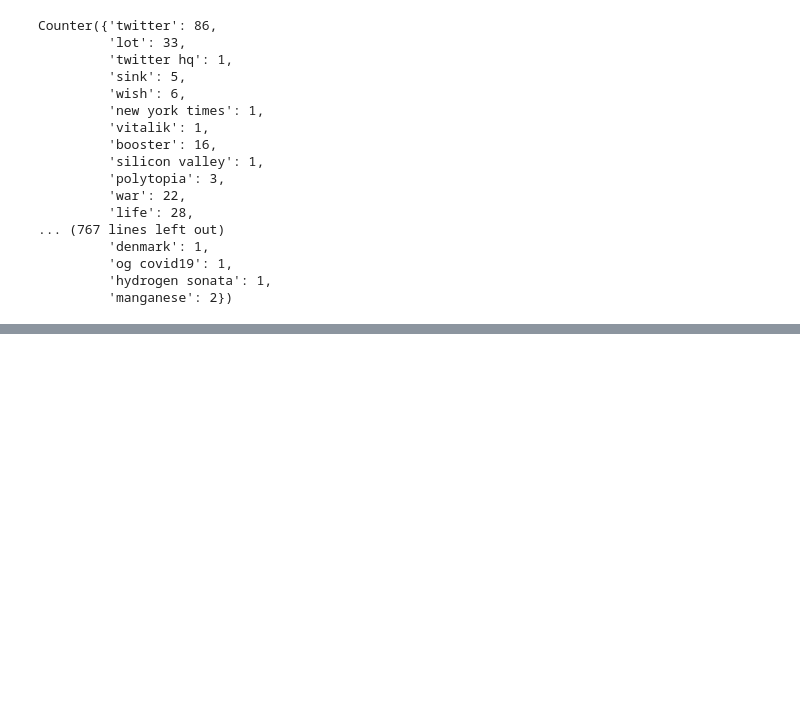
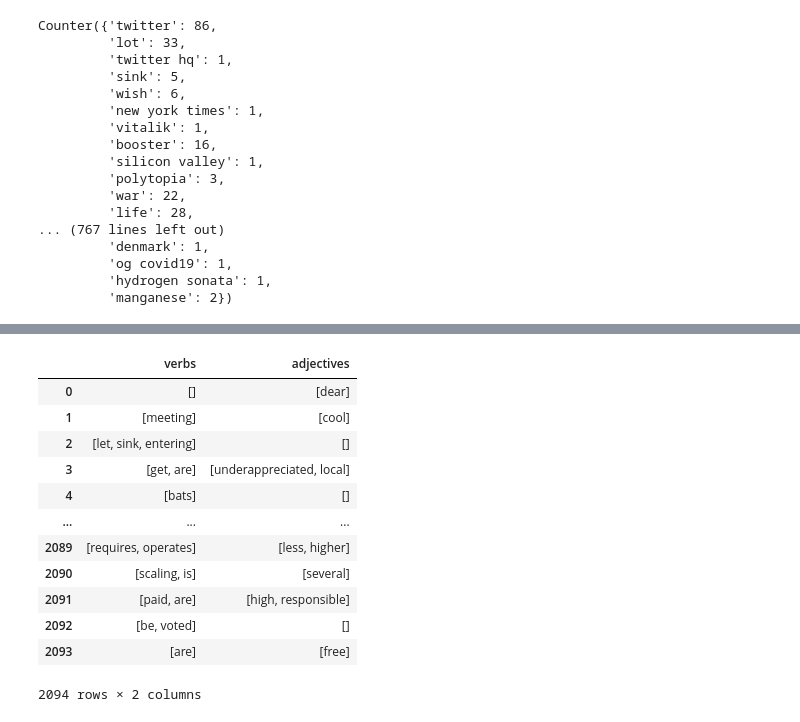
Before and after one commit to sakshi1989/tweets_streamlit, a Jupyter notebook: elonmusk.ipynb, the cells around one changed output, grey strips where cells are left out. Saved outputs shown, nothing was run; the diff lists cells and outputs as text; code cells hidden in the pictures; blank space fills up the shorter version.

```diff
--- a/elonmusk.ipynb
+++ b/elonmusk.ipynb
@@ -136,8 +149,7 @@ Name: Emotion_Scores, dtype: object
 # %%
 # Assign top 2 emotions
 df['Emotion1'] = df['Emotion_Scores'].apply(lambda x: x[0]['label'])
-df['Emotion2'] = df['Emotion_Scores'].apply(lambda x: x[1]['label'])
-df[['Emotion1', 'Emotion2']].head()
+df['Emotion1'].head()
 # %% [output]
 |  | Emotion1 | Emotion2 |
 | 0 | anger | joy |
@@ -206,0 +245,16 @@ Counter({'twitter': 86,
+# %%
+df[['verbs','adjectives']]
+# %% [output]
+|  | verbs | adjectives |
+| 0 | [] | [dear] |
+| 1 | [meeting] | [cool] |
+| 2 | [let, sink, entering] | [] |
+| 3 | [get, are] | [underappreciated, local] |
+| 4 | [bats] | [] |
+| ... | ... | ... |
+| 2089 | [requires, operates] | [less, higher] |
+| 2090 | [scaling, is] | [several] |
+| 2091 | [paid, are] | [high, responsible] |
+| 2092 | [be, voted] | [] |
+| 2093 | [are] | [free] |
+2094 rows × 2 columns
```
Also changed, not shown: parts of 10 cells of this notebook, 4 other files.
